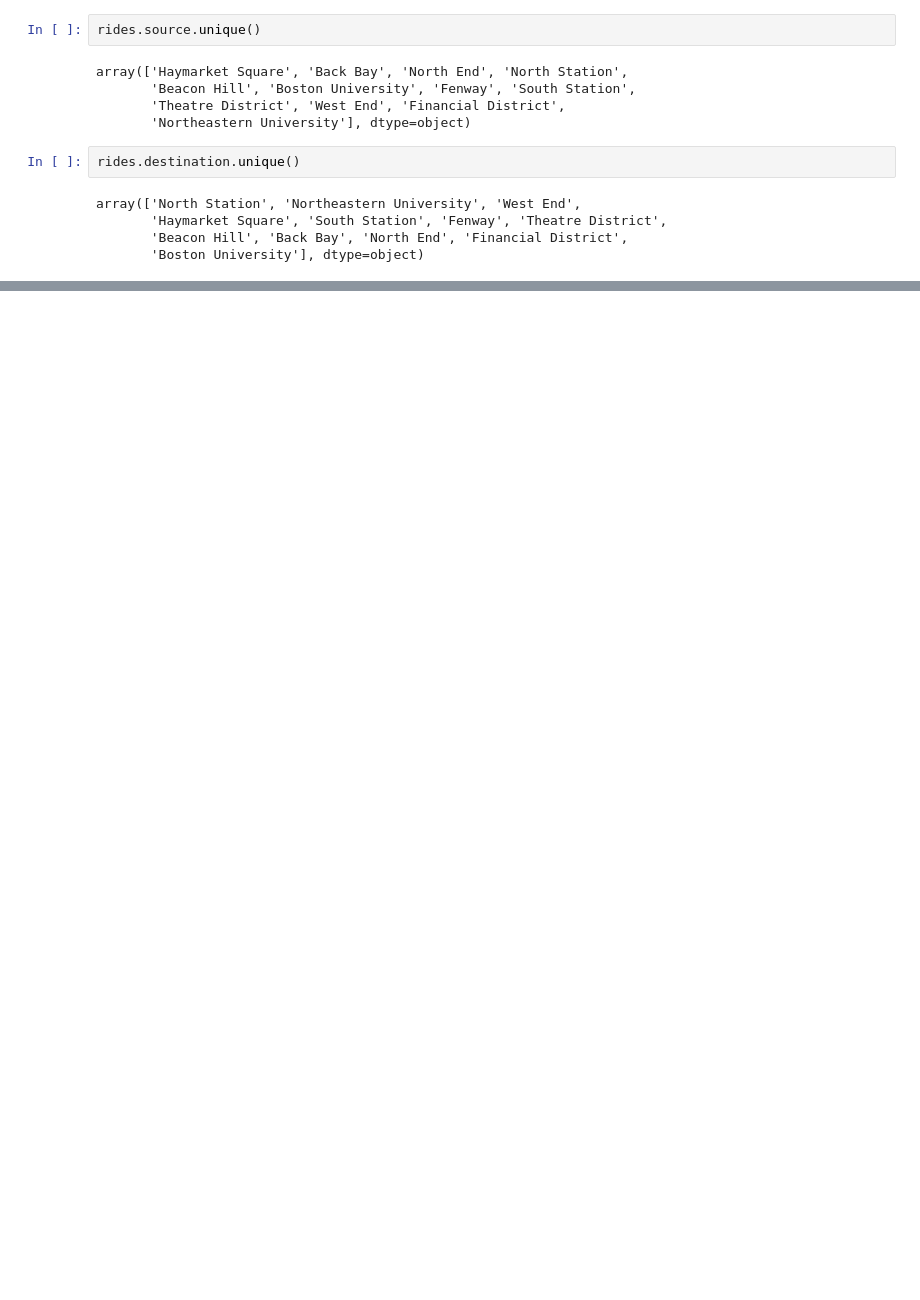
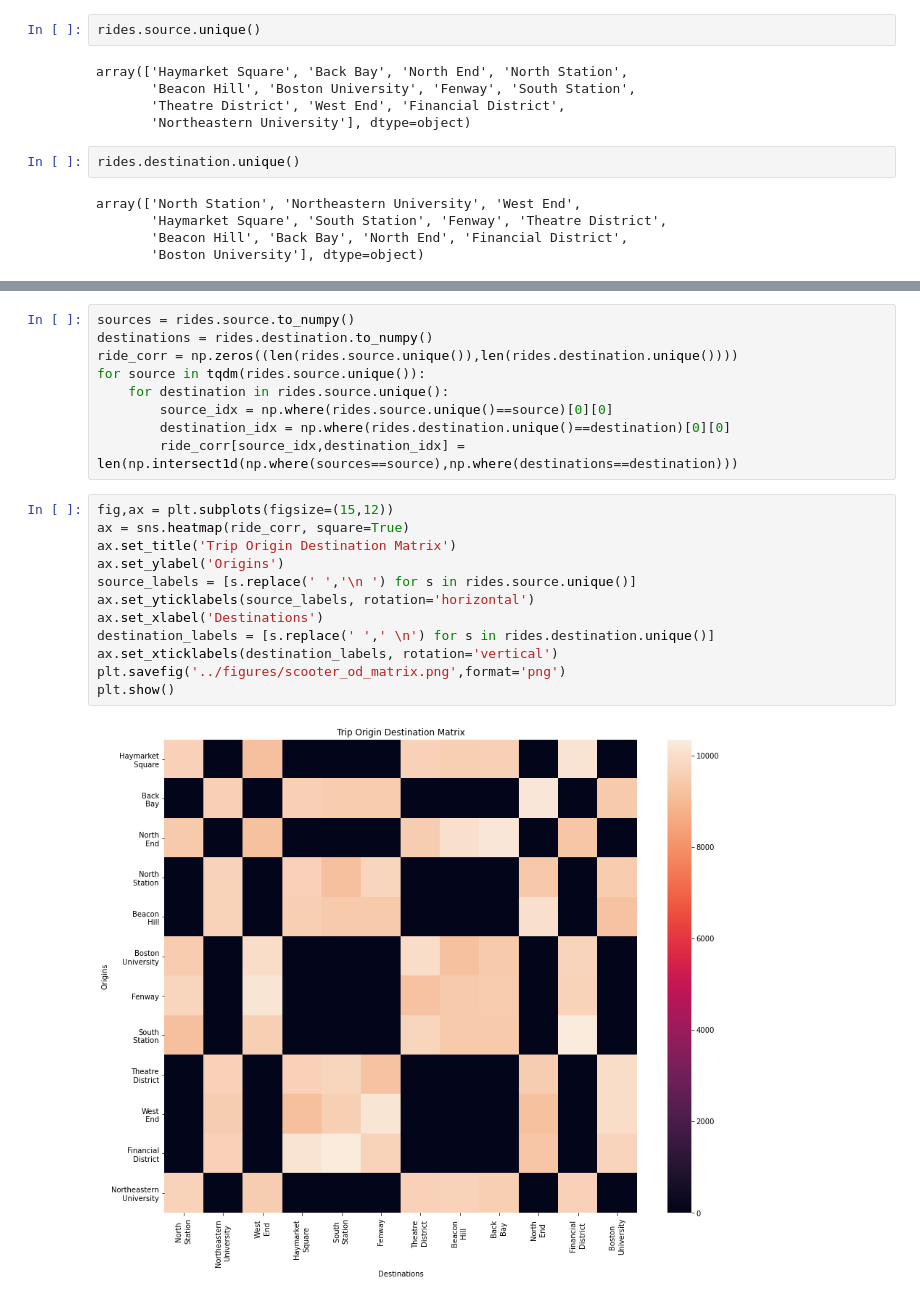
Before and after one commit to evanjfaulkner/DD-Games, a Jupyter notebook: Notebooks/uber_lyft_model.ipynb, the cells around one changed output, grey strips where cells are left out. Saved outputs shown, nothing was run; the diff lists cells and outputs as text; blank space fills up the shorter version.

```diff
--- a/Notebooks/uber_lyft_model.ipynb
+++ b/Notebooks/uber_lyft_model.ipynb
@@ -55,0 +58,23 @@ ValueError: Index contains duplicate entries, cannot reshape
+# %%
+sources = rides.source.to_numpy()
+destinations = rides.destination.to_numpy()
+ride_corr = np.zeros((len(rides.source.unique()),len(rides.destination.unique())))
+for source in tqdm(rides.source.unique()):
+    for destination in rides.source.unique():
+        source_idx = np.where(rides.source.unique()==source)[0][0]
+        destination_idx = np.where(rides.destination.unique()==destination)[0][0]
+        ride_corr[source_idx,destination_idx] = len(np.intersect1d(np.where(sources==source),np.where(destinations==destination)))
+# %%
+fig,ax = plt.subplots(figsize=(15,12))
+ax = sns.heatmap(ride_corr, square=True)
+ax.set_title('Trip Origin Destination Matrix')
+ax.set_ylabel('Origins')
+source_labels = [s.replace(' ','\n ') for s in rides.source.unique()]
+ax.set_yticklabels(source_labels, rotation='horizontal')
+ax.set_xlabel('Destinations')
+destination_labels = [s.replace(' ',' \n') for s in rides.destination.unique()]
+ax.set_xticklabels(destination_labels, rotation='vertical')
+plt.savefig('../figures/scooter_od_matrix.png',format='png')
+plt.show()
+# %% [output]
+[figure, added]
```
Also changed, not shown: parts of 7 cells of this notebook, 11 other files.
